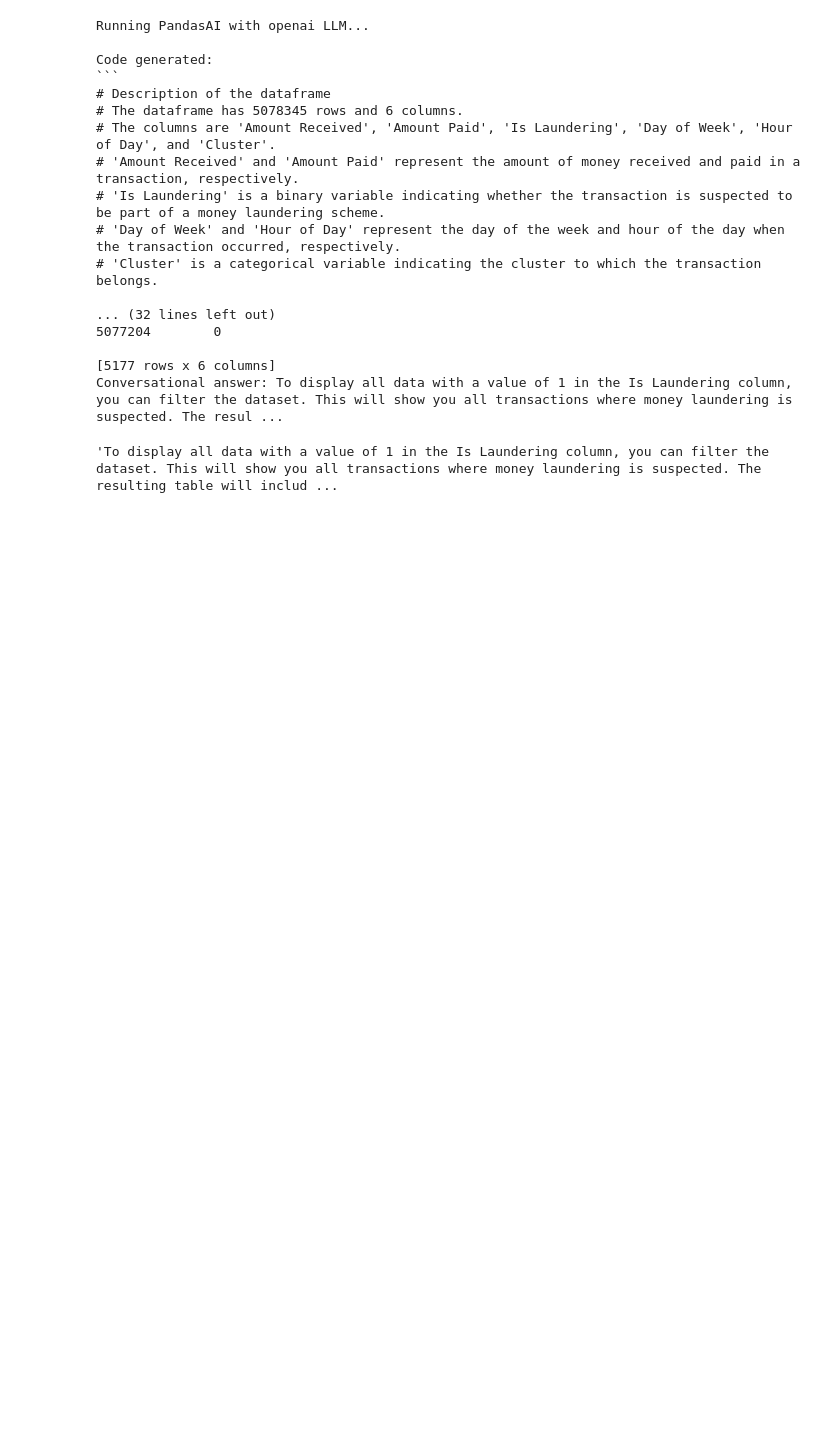
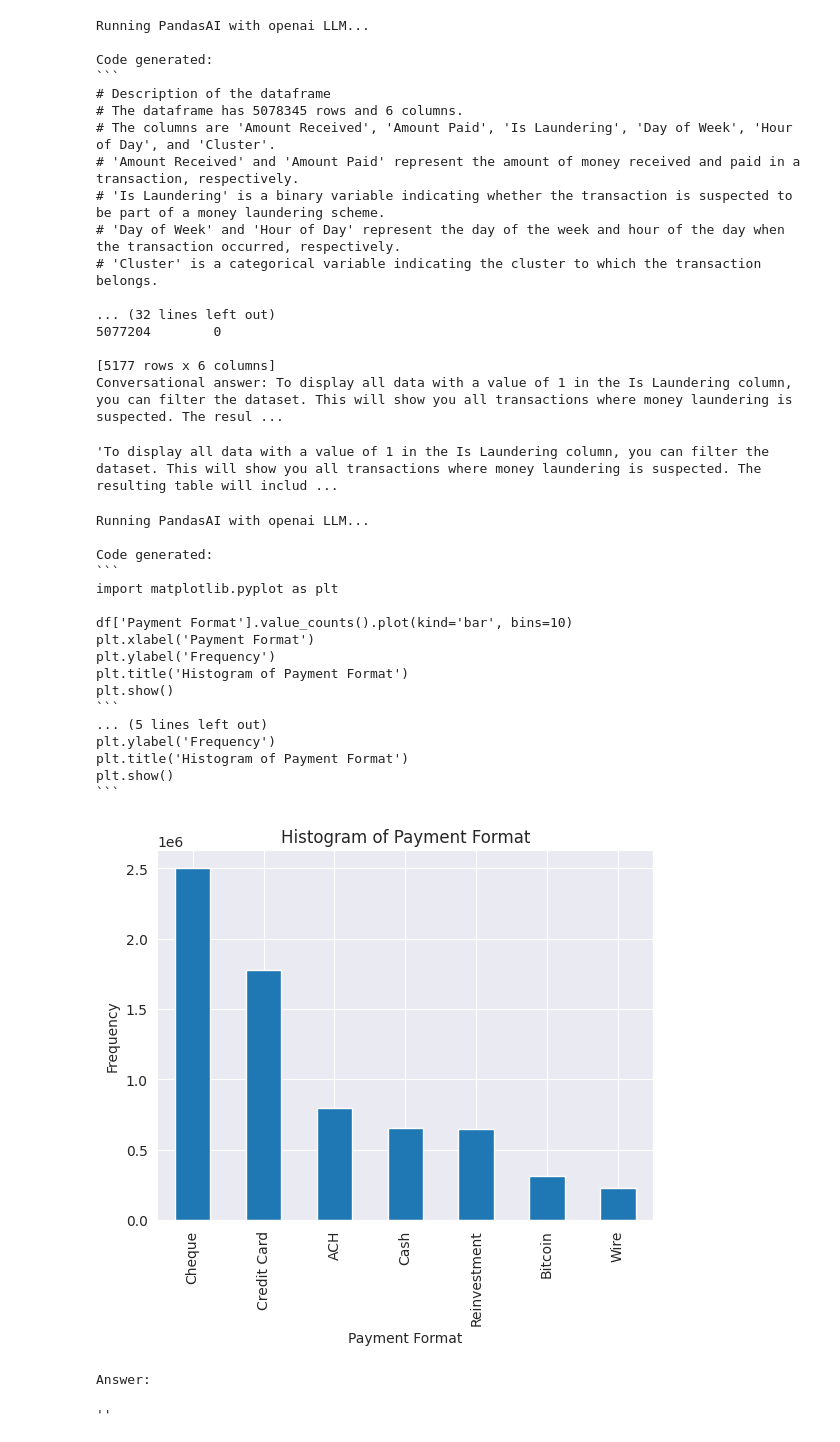
Before and after one commit to code4indo/pandas-ai, a Jupyter notebook: demo.ipynb, the cells around one changed output. Saved outputs shown, nothing was run; the diff lists cells and outputs as text; code cells hidden in the pictures; blank space fills up the shorter version.

````diff
--- a/demo.ipynb
+++ b/demo.ipynb
@@ -11,4 +11,4 @@ load_dotenv()
 # Dapatkan API key dari variabel lingkungan
 OPENAI_API_KEY = os.getenv("OPENAI_API_KEY")
 # Inisialisasi OpenAI dengan API key yang dibaca
-llm = OpenAI()
+llm = OpenAI(model='gpt-4')
@@ -16,7 +18,7 @@ llm = OpenAI()
 #contoh sumber data yang berasal dari file csv yang disimpan di examples/data/Loan payments data.csv
 from pandasai import PandasAI
 from pandasai.llm.openai import OpenAI
-pandas_ai = PandasAI(llm, verbose=True)
+pandas_ai = PandasAI(llm, verbose=True, conversational=False)
 df = dataframe
 # %% [markdown]
 ### memeriksa dataframe berhasil di load atau tidak
@@ -350,0 +321,23 @@ df[df['Is Laundering'] == 1].to_csv('laundering_transactions.csv', index=False)
+# %%
+pandas_ai.run(df, 'buat histogram dari kolom "Payment Format" dengan bins 10')
+# %% [output]
+Running PandasAI with openai LLM...
+
+Code generated:
+```
+import matplotlib.pyplot as plt
+
+df['Payment Format'].value_counts().plot(kind='bar', bins=10)
+plt.xlabel('Payment Format')
+plt.ylabel('Frequency')
+plt.title('Histogram of Payment Format')
+plt.show()
+```
+... (5 lines left out)
+plt.ylabel('Frequency')
+plt.title('Histogram of Payment Format')
+plt.show()
+```
+[figure, added]
+Answer:
+''
````
Also changed, not shown: parts of 13 cells of this notebook, 5 other files.
